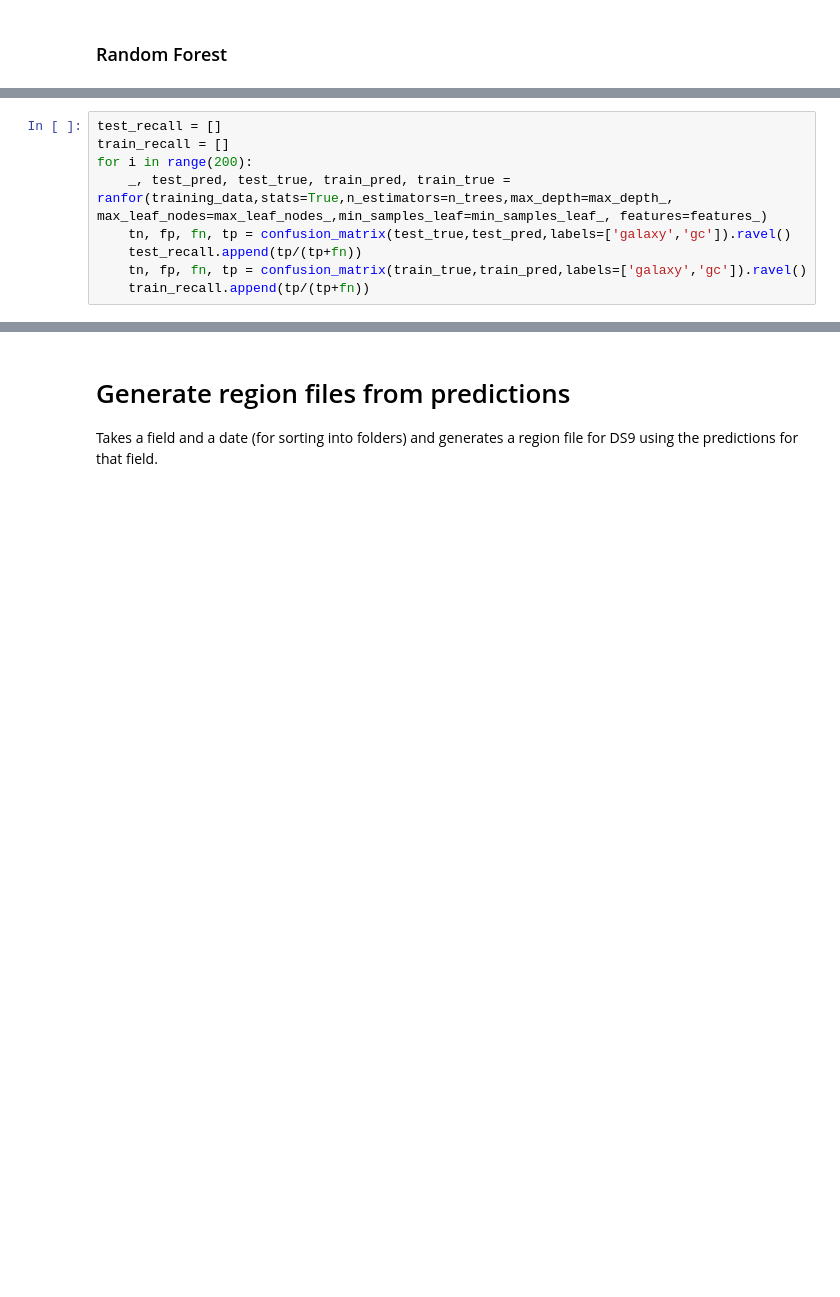
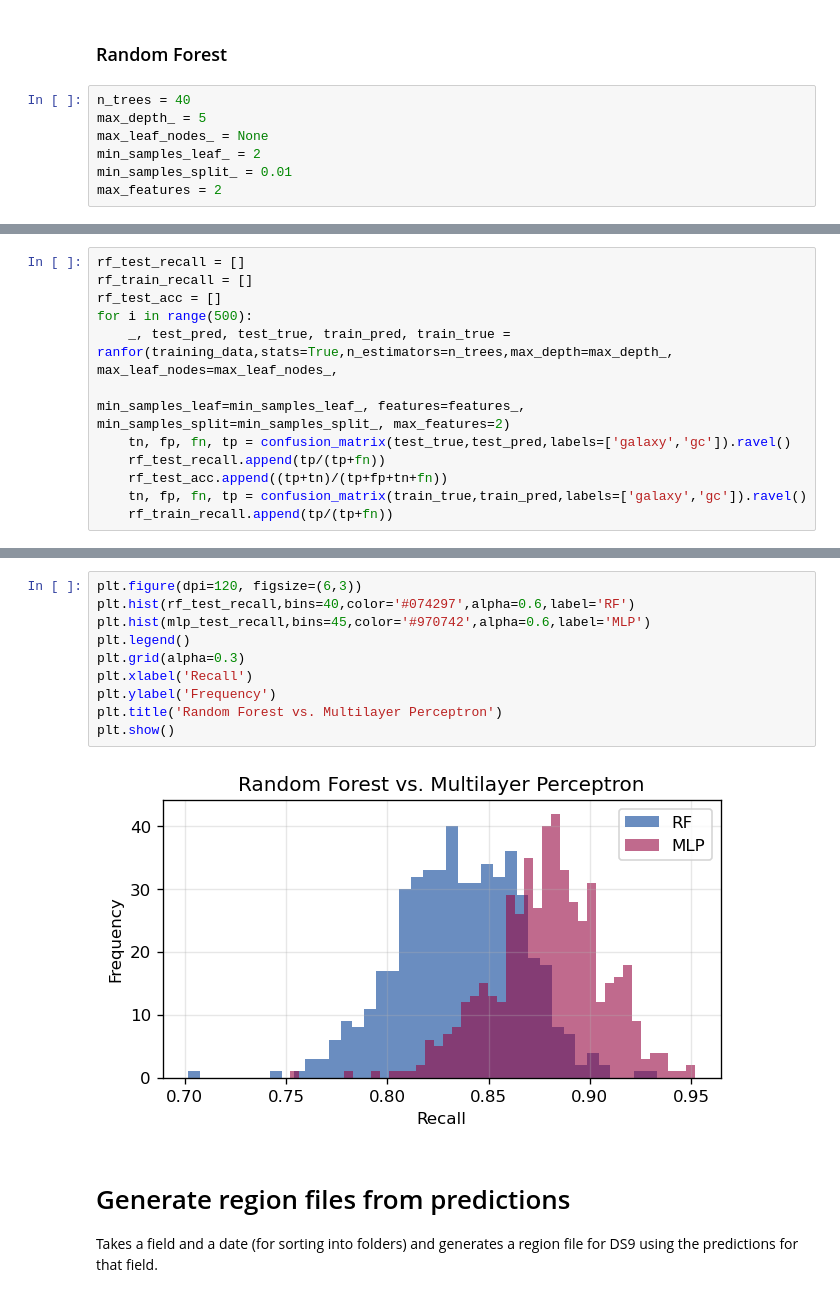
Before and after one commit to judy-theodora/m31gc-project, a Jupyter notebook: main.ipynb, the cells around one changed output, grey strips where cells are left out. Cells and saved outputs as stored; diff of their text form; blank space fills up the shorter version.

```diff
--- a/main.ipynb
+++ b/main.ipynb
@@ -659,2 +714,9 @@ plt.show()
 # %% [markdown]
 ### Random Forest
+# %%
+n_trees = 40
+max_depth_ = 5
+max_leaf_nodes_ = None
+min_samples_leaf_ = 2
+min_samples_split_ = 0.01
+max_features = 2
@@ -661,10 +731,13 @@ plt.show()
 # %%
-test_recall = []
-train_recall = []
-for i in range(200):
-    _, test_pred, test_true, train_pred, train_true =  ranfor(training_data,stats=True,n_estimators=n_trees,max_depth=max_depth_, max_leaf_nodes=max_leaf_nodes_,min_samples_leaf=min_samples_leaf_, features=features_)
+rf_test_recall = []
+rf_train_recall = []
+rf_test_acc = []
+for i in range(500):
+    _, test_pred, test_true, train_pred, train_true =  ranfor(training_data,stats=True,n_estimators=n_trees,max_depth=max_depth_, max_leaf_nodes=max_leaf_nodes_,
+                                                              min_samples_leaf=min_samples_leaf_, features=features_, min_samples_split=min_samples_split_, max_features=2)
     tn, fp, fn, tp = confusion_matrix(test_true,test_pred,labels=['galaxy','gc']).ravel()
-    test_recall.append(tp/(tp+fn))
+    rf_test_recall.append(tp/(tp+fn))
+    rf_test_acc.append((tp+tn)/(tp+fp+tn+fn))
     tn, fp, fn, tp = confusion_matrix(train_true,train_pred,labels=['galaxy','gc']).ravel()
-    train_recall.append(tp/(tp+fn))
+    rf_train_recall.append(tp/(tp+fn))
 # %%
@@ -682,3 +769,15 @@ plt.show()
+# %%
+plt.figure(dpi=120, figsize=(6,3))
+plt.hist(rf_test_recall,bins=40,color='#074297',alpha=0.6,label='RF')
+plt.hist(mlp_test_recall,bins=45,color='#970742',alpha=0.6,label='MLP')
+plt.legend()
+plt.grid(alpha=0.3)
+plt.xlabel('Recall')
+plt.ylabel('Frequency')
+plt.title('Random Forest vs. Multilayer Perceptron')
+plt.show()
+# %% [output]
+[figure, added]
 # %% [markdown]
 # Generate region files from predictions
 Takes a field and a date (for sorting into folders) and generates a region file for DS9 using the predictions for that field.
```
Also changed, not shown: parts of 94 cells of this notebook, 7 other files.
